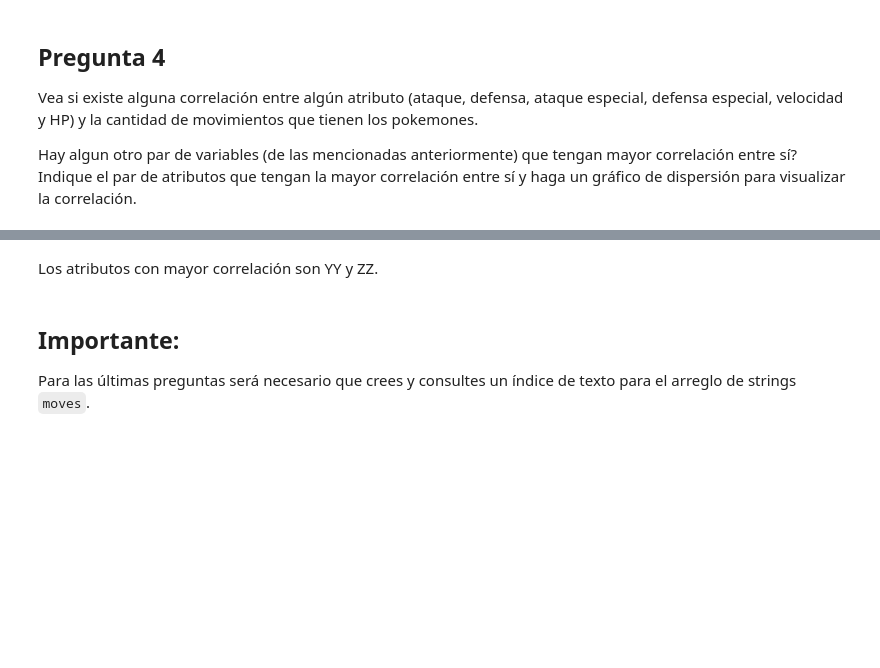
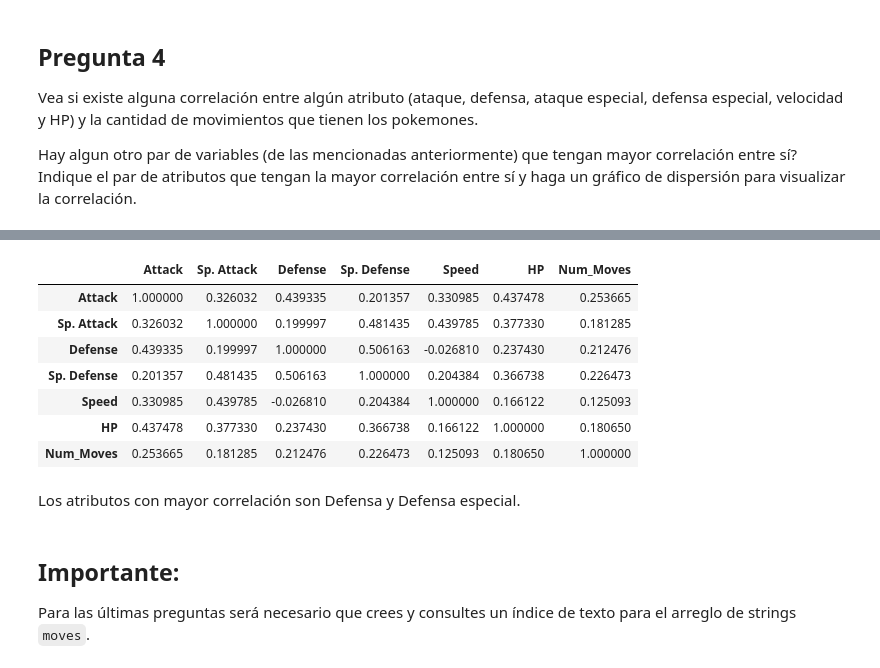
Before and after one commit to Fernanda-Bley/Control-3, a Jupyter notebook: Controles/Control 3.ipynb, the cells around one changed output, grey strips where cells are left out. Saved outputs shown, nothing was run; the diff lists cells and outputs as text; code cells hidden in the pictures; blank space fills up the shorter version.

```diff
--- a/Controles/Control 3.ipynb
+++ b/Controles/Control 3.ipynb
@@ -223,5 +267,16 @@ Hay algun otro par de variables (de las mencionadas anteriormente) que tengan ma
+# %%
+Pokedex[['Attack', 'Sp. Attack', 'Defense', 'Sp. Defense', 'Speed', 'HP', 'Num_Moves']].corr()
+# %% [output]
+|  | Attack | Sp. Attack | Defense | Sp. Defense | Speed | HP | Num_Moves |
+| Attack | 1.000000 | 0.326032 | 0.439335 | 0.201357 | 0.330985 | 0.437478 | 0.253665 |
+| Sp. Attack | 0.326032 | 1.000000 | 0.199997 | 0.481435 | 0.439785 | 0.377330 | 0.181285 |
+| Defense | 0.439335 | 0.199997 | 1.000000 | 0.506163 | -0.026810 | 0.237430 | 0.212476 |
+| Sp. Defense | 0.201357 | 0.481435 | 0.506163 | 1.000000 | 0.204384 | 0.366738 | 0.226473 |
+| Speed | 0.330985 | 0.439785 | -0.026810 | 0.204384 | 1.000000 | 0.166122 | 0.125093 |
+| HP | 0.437478 | 0.377330 | 0.237430 | 0.366738 | 0.166122 | 1.000000 | 0.180650 |
+| Num_Moves | 0.253665 | 0.181285 | 0.212476 | 0.226473 | 0.125093 | 0.180650 | 1.000000 |
 # %% [markdown]
-Los atributos con mayor correlación son YY y ZZ.
+Los atributos con mayor correlación son Defensa y Defensa especial.
 # %% [markdown]
 ## Importante:
 Para las últimas preguntas será necesario que crees y consultes un índice de texto para el arreglo de strings `moves`.
```
Also changed, not shown: parts of 7 cells of this notebook.
